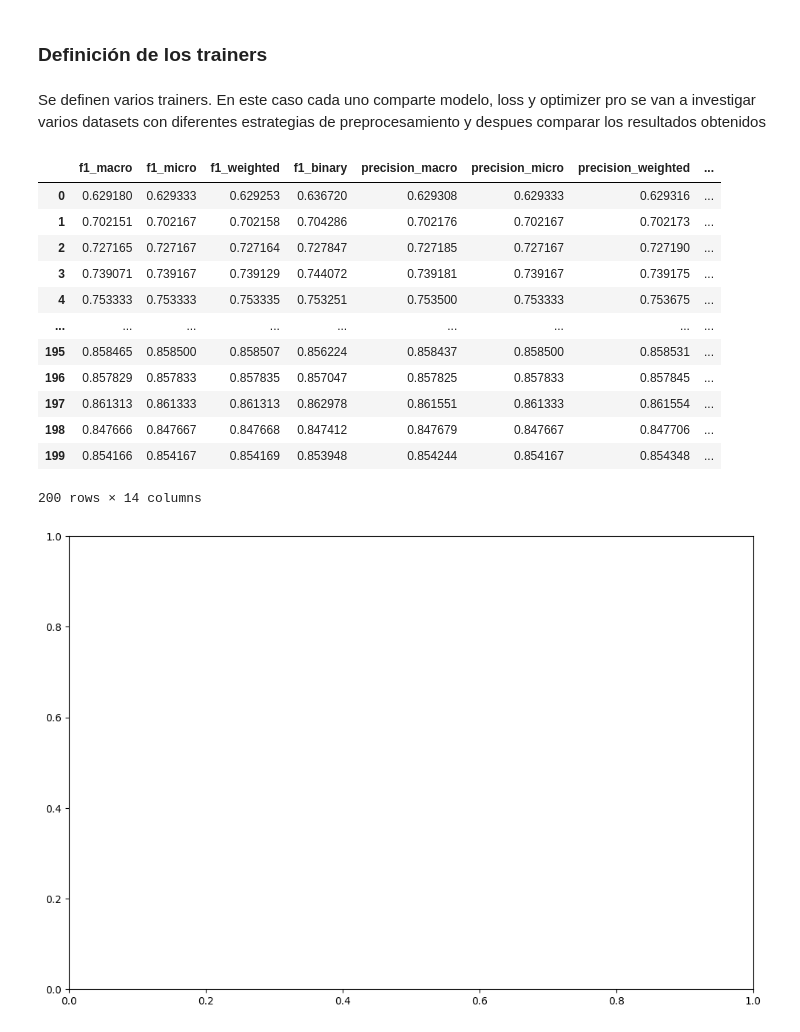
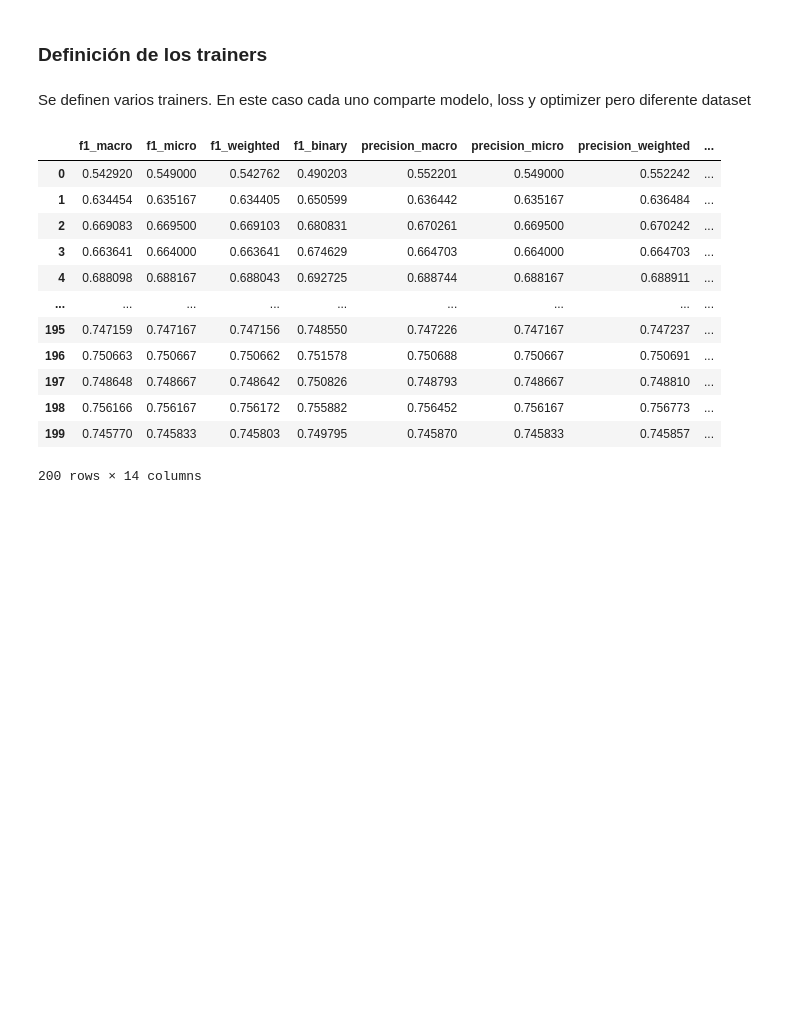
Before and after one commit to kokeitor/Twitter-Mental-Health-Classification, a Jupyter notebook: tw_classification_kaggle.ipynb, the cells around one changed output. Drawn from its saved outputs; the diff is of its cells as text; code cells hidden in the pictures; blank space fills up the shorter version.

```diff
--- a/tw_classification_kaggle.ipynb
+++ b/tw_classification_kaggle.ipynb
@@ -1823,5 +2050,5 @@ device(type='cuda')
 # %%
-## Twitter dataset
-TW_TORCH_DATA = TwTorchData(df = df, label_field_name ='label', text_field_name = 'post_text')
-TW_TORCH_DATA_JD = TwTorchData(df = df_solo_jan_dec, label_field_name ='label', text_field_name = 'post_text')
-TW_TORCH_DATA_CLEAN = TwTorchData(df = df_clean, label_field_name ='label', text_field_name = 'post_text')
+## Twitter datasets
+TW_TORCH_DATA_CLEAN_1 = TwTorchData(df = df_clean_1, label_field_name ='label', text_field_name = 'post_text')
+TW_TORCH_DATA_CLEAN_2 = TwTorchData(df = df_clean_2, label_field_name ='label', text_field_name = 'post_text')
+TW_TORCH_DATA_JD = TwTorchData(df = df_clean_jd, label_field_name ='label', text_field_name = 'post_text')
@@ -2195,7 +2415,7 @@ CONFIG ={
                         "emergency_save_path": MODEL_SAVE_PATH+"/conv_net",
                         "config" : {
                                     "drop_out_prob" : 0.2,
-                                    "batch_norm" : True
+                                    "batch_norm" : False
                                   }
 
                     },
@@ -2215,7 +2435,7 @@ CONFIG ={
                         },
             "training_args": {
                               "output_dir" : CHECK_POINT_PATH,
-                              "eval_strategy" : "epoch", #iter
+                              "eval_strategy" : "epoch", #or iter
                               "save_strategy" : "epoch",
                               "load_best_model_at_end":True,
                               "report_to":"",
@@ -2267,11 +2491,11 @@ except Exception as e:
 # MODEL
 model = NeuralConvNet(
                     num_classes = CONFIG["problem"].get("num_labels"),
-                    input_size = TW_TORCH_DATA.x.shape[1],
+                    input_size = TW_TORCH_DATA_CLEAN_1.x.shape[1], # 384 -> SBERT embeddings dimension
                     p = CONFIG["model"]["config"].get("drop_out_prob",0.2),
                     batch_norm =  CONFIG["model"]["config"].get("batch_norm", False)
                     ).to(device)
-# OPTIMIZER
+# OPTIMIZER - ADAM
 optimizer = torch.optim.Adam(
                             params = model.parameters(),
                             lr=CONFIG["training_args"]["optimizer"].get("learning_rate",0.2),
@@ -2281,7 +2505,7 @@ optimizer = torch.optim.Adam(
                                     ),
                             eps=CONFIG["training_args"]["optimizer"].get("adam_epsilon",1e-08))
 
-# LOSS
+# LOSS - CROSS ENTROPY LOSS
 #loss = nn.BCELoss(weight=None, size_average=None, reduce=None, reduction='mean')
 loss = nn.CrossEntropyLoss()
 # %% [output]
@@ -2292,12 +2516,12 @@ After 2nd max pool layer: 1 x 3
 # %% [markdown]
 ### **Definición de los trainers**
 # %% [markdown]
-Se definen varios trainers. En este caso cada uno comparte modelo, loss y optimizer pro se van a investigar varios datasets con diferentes estrategias de preprocesamiento y despues comparar los resultados obtenidos
+Se definen varios trainers. En este caso cada uno comparte modelo, loss y optimizer pero diferente dataset
 # %%
 # TRAINERS
-trainer_original_data = Trainer(
+trainer_df_1 = Trainer(
                 model = model ,
-                dataset=TW_TORCH_DATA ,
+                dataset=TW_TORCH_DATA_CLEAN_1 ,
                 loss=loss,
                 optimizer=optimizer,
                 eval_metric=compute_metrics,
@@ -2305,7 +2529,16 @@ trainer_original_data = Trainer(
                 plot = False)
 
 
-trainer_original_jd_data = Trainer(
+trainer_df_2 = Trainer(
+                model = model ,
+                dataset=TW_TORCH_DATA_CLEAN_2 ,
+                loss=loss,
+                optimizer=optimizer,
+                eval_metric=compute_metrics,
+                configuration=CONFIG,
+                plot = False)
+
+trainer_df_jd = Trainer(
                 model = model ,
                 dataset=TW_TORCH_DATA_JD ,
                 loss=loss,
@@ -2313,30 +2546,20 @@ trainer_original_jd_data = Trainer(
                 eval_metric=compute_metrics,
                 configuration=CONFIG,
                 plot = False)
-
-trainer_original_clean_data = Trainer(
-                model = model ,
-                dataset=TW_TORCH_DATA_CLEAN ,
-                loss=loss,
-                optimizer=optimizer,
-                eval_metric=compute_metrics,
-                configuration=CONFIG,
-                plot = False)
 # %%
-trainer_original_data.train()
+trainer_df_1.train()
 # %% [output]
 |  | f1_macro | f1_micro | f1_weighted | f1_binary | precision_macro | precision_micro | precision_weighted | ... |
-| 0 | 0.629180 | 0.629333 | 0.629253 | 0.636720 | 0.629308 | 0.629333 | 0.629316 | ... |
-| 1 | 0.702151 | 0.702167 | 0.702158 | 0.704286 | 0.702176 | 0.702167 | 0.702173 | ... |
-| 2 | 0.727165 | 0.727167 | 0.727164 | 0.727847 | 0.727185 | 0.727167 | 0.727190 | ... |
-| 3 | 0.739071 | 0.739167 | 0.739129 | 0.744072 | 0.739181 | 0.739167 | 0.739175 | ... |
-| 4 | 0.753333 | 0.753333 | 0.753335 | 0.753251 | 0.753500 | 0.753333 | 0.753675 | ... |
+| 0 | 0.542920 | 0.549000 | 0.542762 | 0.490203 | 0.552201 | 0.549000 | 0.552242 | ... |
+| 1 | 0.634454 | 0.635167 | 0.634405 | 0.650599 | 0.636442 | 0.635167 | 0.636484 | ... |
+| 2 | 0.669083 | 0.669500 | 0.669103 | 0.680831 | 0.670261 | 0.669500 | 0.670242 | ... |
+| 3 | 0.663641 | 0.664000 | 0.663641 | 0.674629 | 0.664703 | 0.664000 | 0.664703 | ... |
+| 4 | 0.688098 | 0.688167 | 0.688043 | 0.692725 | 0.688744 | 0.688167 | 0.688911 | ... |
 | ... | ... | ... | ... | ... | ... | ... | ... | ... |
-| 195 | 0.858465 | 0.858500 | 0.858507 | 0.856224 | 0.858437 | 0.858500 | 0.858531 | ... |
-| 196 | 0.857829 | 0.857833 | 0.857835 | 0.857047 | 0.857825 | 0.857833 | 0.857845 | ... |
-| 197 | 0.861313 | 0.861333 | 0.861313 | 0.862978 | 0.861551 | 0.861333 | 0.861554 | ... |
-| 198 | 0.847666 | 0.847667 | 0.847668 | 0.847412 | 0.847679 | 0.847667 | 0.847706 | ... |
-| 199 | 0.854166 | 0.854167 | 0.854169 | 0.853948 | 0.854244 | 0.854167 | 0.854348 | ... |
+| 195 | 0.747159 | 0.747167 | 0.747156 | 0.748550 | 0.747226 | 0.747167 | 0.747237 | ... |
+| 196 | 0.750663 | 0.750667 | 0.750662 | 0.751578 | 0.750688 | 0.750667 | 0.750691 | ... |
+| 197 | 0.748648 | 0.748667 | 0.748642 | 0.750826 | 0.748793 | 0.748667 | 0.748810 | ... |
+| 198 | 0.756166 | 0.756167 | 0.756172 | 0.755882 | 0.756452 | 0.756167 | 0.756773 | ... |
+| 199 | 0.745770 | 0.745833 | 0.745803 | 0.749795 | 0.745870 | 0.745833 | 0.745857 | ... |
 200 rows × 14 columns
-[figure, removed]
 # %%
```
Also changed, not shown: parts of 124 cells of this notebook, 3 other files.
